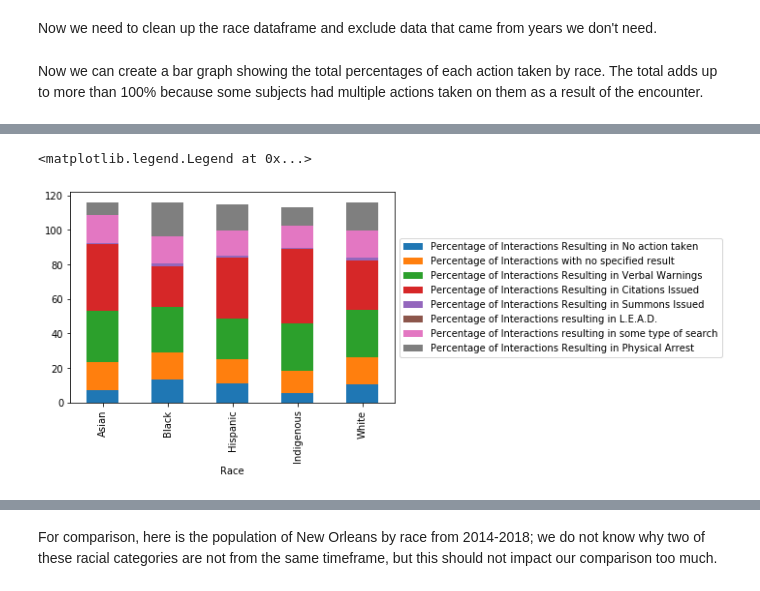
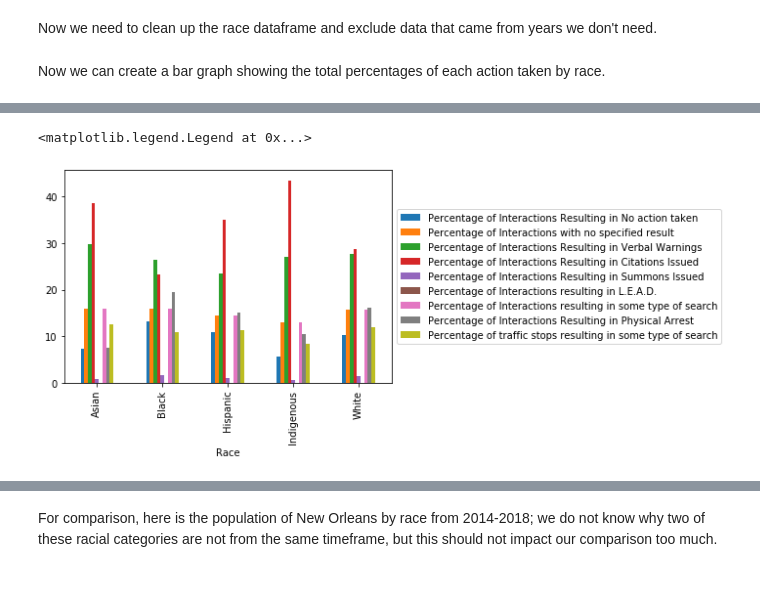
Before and after one commit to Icasas101/FinalDSTutorial, a Jupyter notebook: Final DS Tutorial.ipynb, the cells around one changed output, grey strips where cells are left out. Cells and saved outputs as stored; diff of their text form; code cells hidden in the pictures.

```diff
--- a/Final DS Tutorial.ipynb
+++ b/Final DS Tutorial.ipynb
@@ -883,25 +903,26 @@ Now we need to clean up the race dataframe and exclude data that came from years
 # %%
 clean_race_df = race_df.drop(columns=['Black2000', 'BlackMOE', 'White2000', 'WhiteMOE', 'Asian2000', 'AsianMOE', 'AmerIndian2000', 'AmerIndianMOE', 'Biracial2000', 'BiracialMOE', 'Hispanic2000', 'HispanicMOE', 'Other2000', 'OtherMOE'])
 # %% [markdown]
-Now we can create a bar graph showing the total percentages of each action taken by race. The total adds up to more than 100% because some subjects had multiple actions taken on them as a result of the encounter.
+Now we can create a bar graph showing the total percentages of each action taken by race.
 # %%
 comp1 = pd.merge(noRaceDf, nanRaceDf, left_index=True, right_index=True)
 comp2 = pd.merge(comp1, verbalWarningRaceDf, left_index=True, right_index=True)
 comp3 = pd.merge(comp2, citationRaceDf, left_index=True, right_index=True)
 comp4 = pd.merge(comp3, summonsRaceDf, left_index=True, right_index=True)
 comp5 = pd.merge(comp4, leadRaceDf, left_index=True, right_index=True)
 comp6 = pd.merge(comp5, searchRaceDf, left_index=True, right_index=True)
 comp7 = pd.merge(comp6, arrestRaceDf, left_index=True, right_index=True)
+comp8 = pd.merge(comp7, trafficSearchRaceDf, left_index=True, right_index=True)
 
-display(comp7)
-comp7.plot.bar(stacked=True).legend(loc='center left',bbox_to_anchor=(1.0, 0.5))
+display(comp8)
+comp8.plot.bar().legend(loc='center left',bbox_to_anchor=(1.0, 0.5))
 # %% [output]
 |  | Percentage of Interactions Result... | Percentage of Interactions with n... | Percentage of Interactions Result... | Percentage of Interactions Result... | ... |
 | Race |  |  |  |  | ... |
 | Asian | 7.380074 | 15.982472 | 29.866236 | 38.491697 | ... |
 | Black | 13.253609 | 15.913364 | 26.409528 | 23.282180 | ... |
 | Hispanic | 10.868886 | 14.479355 | 23.536761 | 35.111500 | ... |
 | Indigenous | 5.555556 | 13.043478 | 27.053140 | 43.478261 | ... |
 | White | 10.250398 | 15.781520 | 27.707790 | 28.651781 | ... |
 <matplotlib.legend.Legend at 0x...>
-[figure, old version]
+[figure, new version]
```
Also changed, not shown: parts of 11 cells of this notebook.
